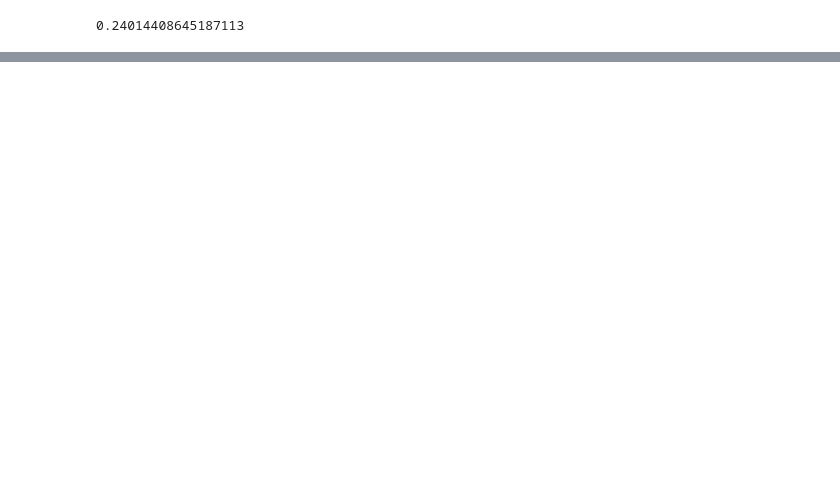
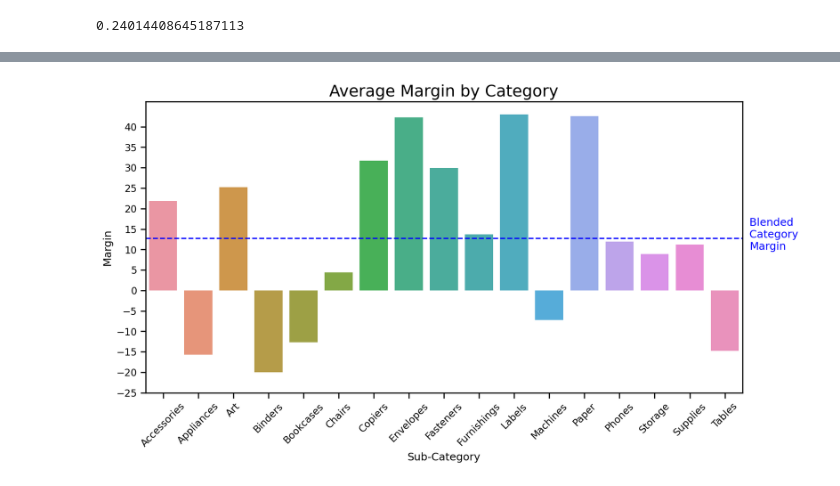
Before and after one commit to blombard24/Superstore-Python-Analysis, a Jupyter notebook: Superstore_EDA.ipynb, the cells around one changed output, grey strips where cells are left out. Saved outputs shown, nothing was run; the diff lists cells and outputs as text; code cells hidden in the pictures; blank space fills up the shorter version.

```diff
--- a/Superstore_EDA.ipynb
+++ b/Superstore_EDA.ipynb
@@ -192,0 +311,3 @@ plt.ylabel('Days to Ship');
+# %%
+df['margin'] = (df['Profit']/df['Sales'])*100
+df
@@ -192,0 +329,18 @@ plt.ylabel('Days to Ship');
+# %%
+cat_margin = df.groupby(['Sub-Category'], as_index = False)['margin'].mean()
+
+plt.figure(dpi=150, figsize=(12,6))
+graph = sns.barplot(x = 'Sub-Category', y = 'margin', data = cat_margin)
+plt.grid(False)
+plt.xticks(rotation=45)
+plt.yticks(range(-25,45,5))
+plt.ylabel("Margin")
+plt.xlabel("Sub-Category")
+plt.title('Average Margin by Category', fontsize=18)
+graph.axhline(cat_margin['margin'].mean(), ls = '--', color = 'blue')
+graph.text(16.7,10, "Blended \nCategory \nMargin", color = 'blue');
+
+#Below we have a graph of our Margin by category with a horizontal line for our blended category margin all items below our
+#blended category margin present an opportunity to improve margin
+# %% [output]
+[figure, added]
```
Also changed, not shown: parts of 31 cells of this notebook.
